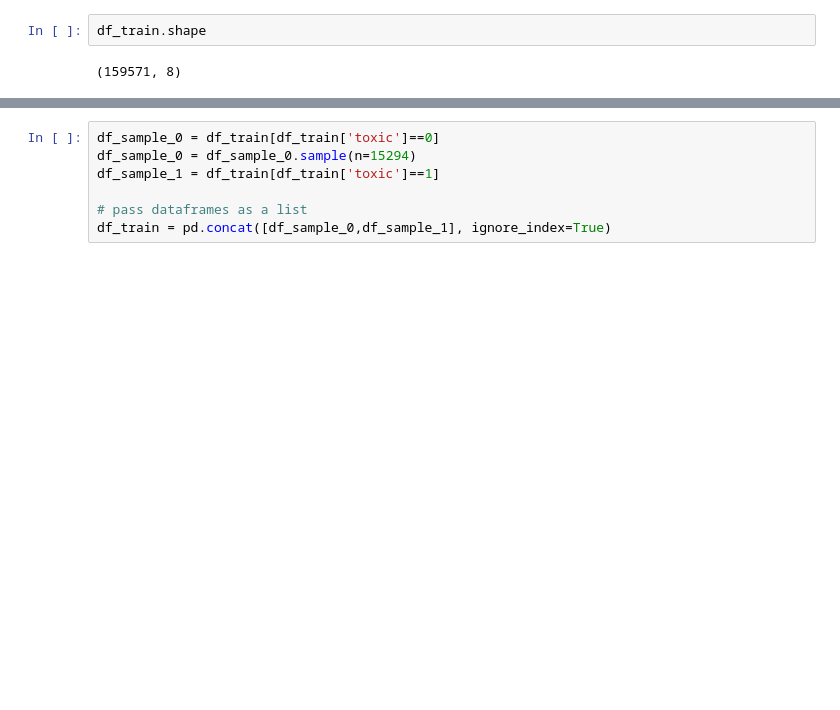
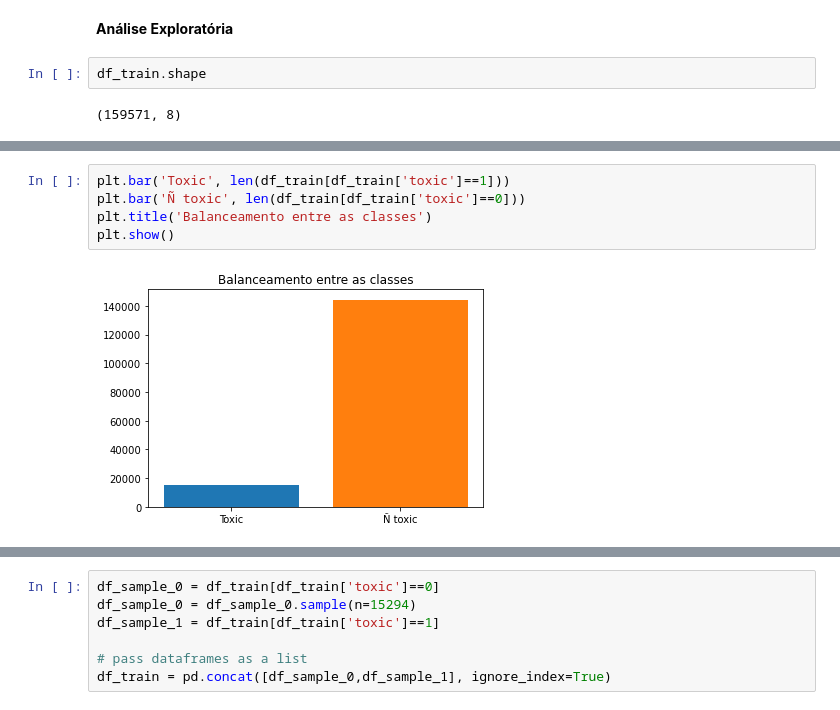
Before and after one commit to yanprada/MO444-discipline, a Jupyter notebook: trabalho_4/project_4_classificacao_binaria-checkpoint.ipynb, the cells around one changed output, grey strips where cells are left out. Cells and saved outputs as stored; diff of their text form; blank space fills up the shorter version.

```diff
--- a/trabalho_4/project_4_classificacao_binaria-checkpoint.ipynb
+++ b/trabalho_4/project_4_classificacao_binaria-checkpoint.ipynb
@@ -22,3 +47,5 @@ df_test = pd.read_csv('.ipynb_checkpoints/test.csv')
+# %% [markdown]
+__Análise Exploratória__
 # %%
 df_train.shape
 # %% [output]
@@ -32,3 +59,10 @@ df_train.head()
 | 2 | 000113f07ec002fd | Hey man, I'm really not trying to... | 0 | 0 | 0 | 0 | 0 | 0 |
 | 3 | 0001b41b1c6bb37e | "\nMore\nI can't make any real su... | 0 | 0 | 0 | 0 | 0 | 0 |
 | 4 | 0001d958c54c6e35 | You, sir, are my hero. Any chance... | 0 | 0 | 0 | 0 | 0 | 0 |
+# %%
+plt.bar('Toxic', len(df_train[df_train['toxic']==1]))
+plt.bar('Ñ toxic', len(df_train[df_train['toxic']==0]))
+plt.title('Balanceamento entre as classes')
+plt.show()
+# %% [output]
+[figure, added]
```
Also changed, not shown: parts of 25 cells of this notebook.
